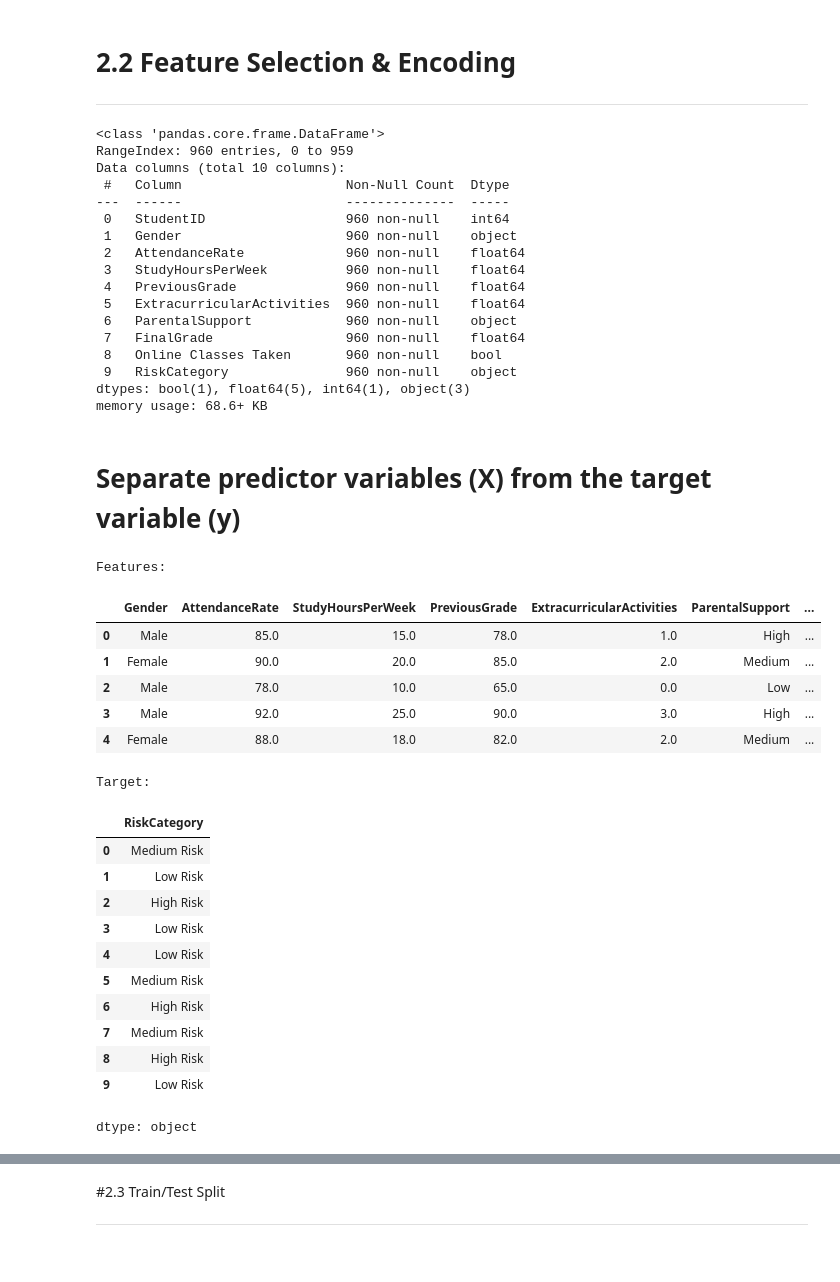
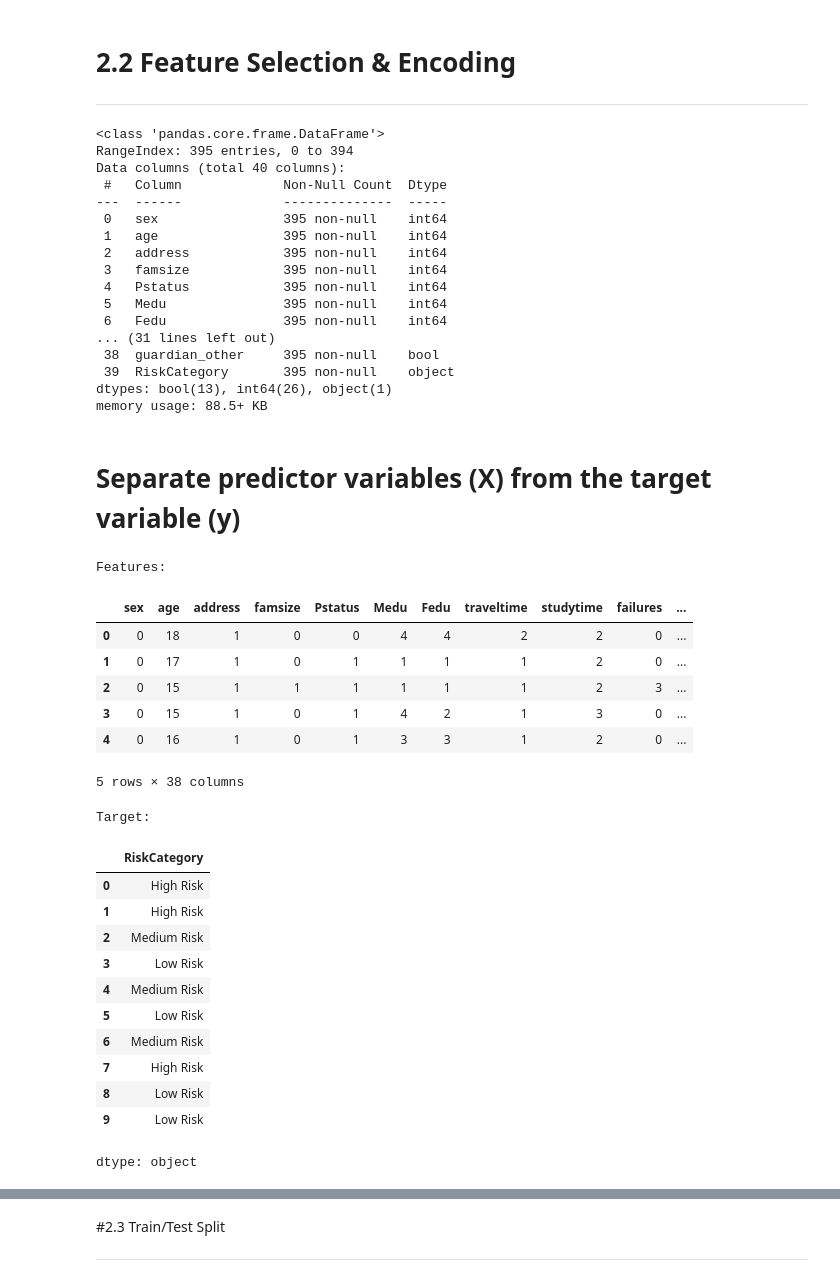
Before and after one commit to fredd-a/Intro-to-AI-Project, a Jupyter notebook: notebooks/02_baseline_model.ipynb, the cells around one changed output, grey strips where cells are left out. Drawn from its saved outputs; the diff is of its cells as text; code cells hidden in the pictures.

```diff
--- a/notebooks/02_baseline_model.ipynb
+++ b/notebooks/02_baseline_model.ipynb
@@ -80,7 +80,6 @@ def classify_risk(grade):
         return "Low Risk"
 
 
-df["RiskCategory"] = df[""].apply(classify_risk)
-
-df[["FinalGrade", "RiskCategory"]].head()
+df["RiskCategory"] = df["G3"].apply(classify_risk)
+df[["G3", "RiskCategory"]].head()
 # %% [output]
@@ -131,55 +130,55 @@ The target variable was created from FinalGrade by grouping students into three
 df.info()
 # %% [output]
 <class 'pandas.core.frame.DataFrame'>
-RangeIndex: 960 entries, 0 to 959
-Data columns (total 10 columns):
- #   Column                     Non-Null Count  Dtype
----  ------                     --------------  -----
- 0   StudentID                  960 non-null    int64
- 1   Gender                     960 non-null    object
- 2   AttendanceRate             960 non-null    float64
- 3   StudyHoursPerWeek          960 non-null    float64
- 4   PreviousGrade              960 non-null    float64
- 5   ExtracurricularActivities  960 non-null    float64
- 6   ParentalSupport            960 non-null    object
- 7   FinalGrade                 960 non-null    float64
- 8   Online Classes Taken       960 non-null    bool
- 9   RiskCategory               960 non-null    object
-dtypes: bool(1), float64(5), int64(1), object(3)
-memory usage: 68.6+ KB
+RangeIndex: 395 entries, 0 to 394
+Data columns (total 40 columns):
+ #   Column             Non-Null Count  Dtype
+---  ------             --------------  -----
+ 0   sex                395 non-null    int64
+ 1   age                395 non-null    int64
+ 2   address            395 non-null    int64
+ 3   famsize            395 non-null    int64
+ 4   Pstatus            395 non-null    int64
+ 5   Medu               395 non-null    int64
+ 6   Fedu               395 non-null    int64
+... (31 lines left out)
+ 38  guardian_other     395 non-null    bool
+ 39  RiskCategory       395 non-null    object
+dtypes: bool(13), int64(26), object(1)
+memory usage: 88.5+ KB
 # %% [markdown]
 # Separate predictor variables (X) from the target variable (y)
 # %%
 
 # Separate input features and prediction target
 
-X = df.drop(columns=["StudentID", "FinalGrade", "RiskCategory"])
-
+X = df.drop(columns=["G3", "RiskCategory"])
 y = df["RiskCategory"]
 
 print("Features:")
 display(X.head())
 
 print("\nTarget:")
 display(y.head(10))
 # %% [output]
 Features:
-|  | Gender | AttendanceRate | StudyHoursPerWeek | PreviousGrade | ExtracurricularActivities | ParentalSupport | ... |
-| 0 | Male | 85.0 | 15.0 | 78.0 | 1.0 | High | ... |
-| 1 | Female | 90.0 | 20.0 | 85.0 | 2.0 | Medium | ... |
-| 2 | Male | 78.0 | 10.0 | 65.0 | 0.0 | Low | ... |
-| 3 | Male | 92.0 | 25.0 | 90.0 | 3.0 | High | ... |
-| 4 | Female | 88.0 | 18.0 | 82.0 | 2.0 | Medium | ... |
+|  | sex | age | address | famsize | Pstatus | Medu | Fedu | traveltime | studytime | failures | ... |
+| 0 | 0 | 18 | 1 | 0 | 0 | 4 | 4 | 2 | 2 | 0 | ... |
+| 1 | 0 | 17 | 1 | 0 | 1 | 1 | 1 | 1 | 2 | 0 | ... |
+| 2 | 0 | 15 | 1 | 1 | 1 | 1 | 1 | 1 | 2 | 3 | ... |
+| 3 | 0 | 15 | 1 | 0 | 1 | 4 | 2 | 1 | 3 | 0 | ... |
+| 4 | 0 | 16 | 1 | 0 | 1 | 3 | 3 | 1 | 2 | 0 | ... |
-Target:
+5 rows × 38 columns
+Target:
 |  | RiskCategory |
-| 0 | Medium Risk |
-| 1 | Low Risk |
-| 2 | High Risk |
+| 0 | High Risk |
+| 1 | High Risk |
+| 2 | Medium Risk |
 | 3 | Low Risk |
-| 4 | Low Risk |
-| 5 | Medium Risk |
-| 6 | High Risk |
-| 7 | Medium Risk |
-| 8 | High Risk |
+| 4 | Medium Risk |
+| 5 | Low Risk |
+| 6 | Medium Risk |
+| 7 | High Risk |
+| 8 | Low Risk |
 | 9 | Low Risk |
-dtype: object
+dtype: object
```
Also changed, not shown: parts of 32 cells of this notebook.
